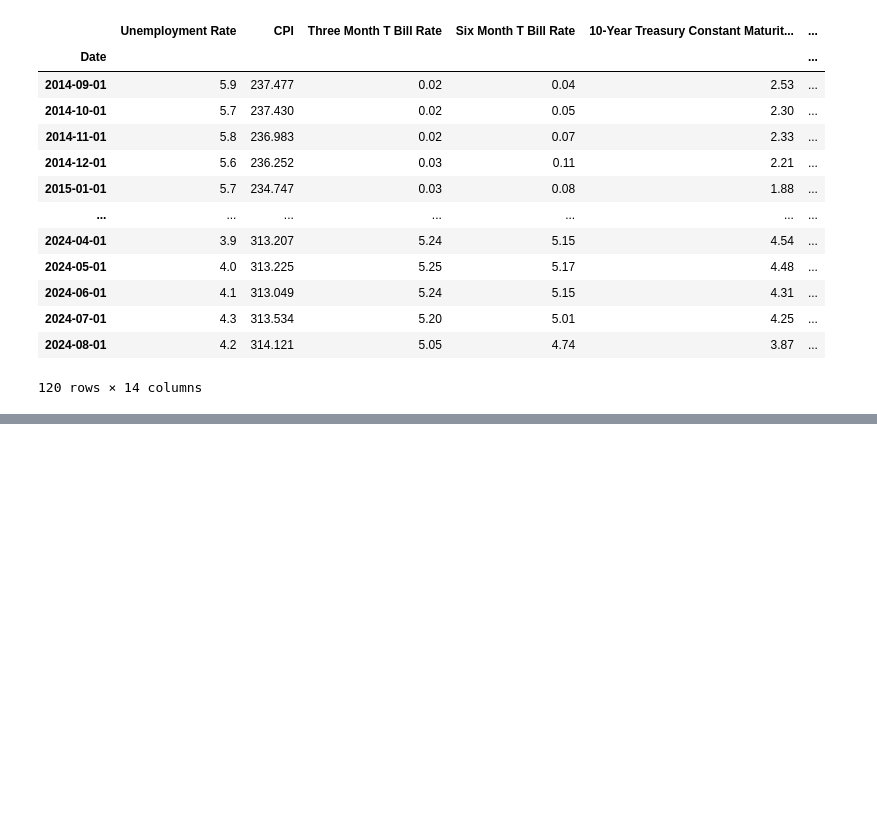
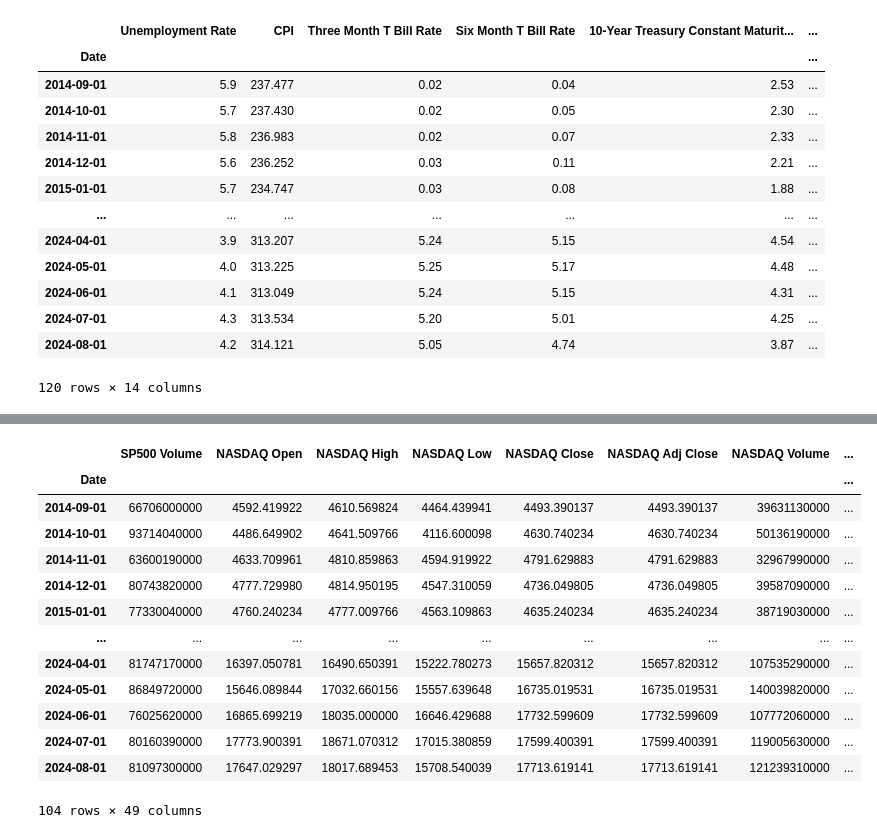
Before and after one commit to t-creech/VIX-Project, a Jupyter notebook: Pulling Data.ipynb, the cells around one changed output, grey strips where cells are left out. Drawn from its saved outputs; the diff is of its cells as text; code cells hidden in the pictures; blank space fills up the shorter version.

```diff
--- a/Pulling Data.ipynb
+++ b/Pulling Data.ipynb
@@ -302,0 +268,10 @@ def fetch_av_option_data(symbol, date):
+# %%
+sp500 = yf.download('^GSPC', start=start_date.strftime('%Y-%m-%d'), end=end_date.strftime('%Y-%m-%d'), interval='1mo').add_prefix('SP500 ')
+nasdaq = yf.download('^IXIC', start=start_date.strftime('%Y-%m-%d'), end=end_date.strftime('%Y-%m-%d'), interval='1mo').add_prefix('NASDAQ ')
+dji = yf.download('^DJI', start=start_date.strftime('%Y-%m-%d'), end=end_date.strftime('%Y-%m-%d'), interval='1mo').add_prefix('DJI ')
+russ2000 = yf.download('^RUT', start=start_date.strftime('%Y-%m-%d'), end=end_date.strftime('%Y-%m-%d'), interval='1mo').add_prefix('RUSSELL2000 ')
+ftse = yf.download('^FTSE', start=start_date.strftime('%Y-%m-%d'), end=end_date.strftime('%Y-%m-%d'), interval='1mo').add_prefix('FTSE ')
+nikkei = yf.download('^N225', start=start_date.strftime('%Y-%m-%d'), end=end_date.strftime('%Y-%m-%d'), interval='1mo').add_prefix('NIKKEI ')
+gold = yf.download('GC=F', start=start_date.strftime('%Y-%m-%d'), end=end_date.strftime('%Y-%m-%d'), interval='1mo').add_prefix('GOLD ')
+usd_index = yf.download('DX-Y.NYB', start=start_date.strftime('%Y-%m-%d'), end=end_date.strftime('%Y-%m-%d'), interval='1mo').add_prefix('USD_INDEX ')
+vxn = yf.download('^VXN', start=start_date.strftime('%Y-%m-%d'), end=end_date.strftime('%Y-%m-%d'), interval='1mo').add_prefix('VXN ')
@@ -302,0 +288,28 @@ def fetch_av_option_data(symbol, date):
+# %%
+sp500_volume = sp500.drop(columns=['SP500 Open','SP500 High','SP500 Low','SP500 Close','SP500 Adj Close'])
+# %%
+merged_yf_data = pd.merge(sp500_volume, nasdaq, on='Date')
+merged_yf_data = pd.merge(merged_yf_data, dji, on='Date')
+merged_yf_data = pd.merge(merged_yf_data, russ2000, on='Date')
+merged_yf_data = pd.merge(merged_yf_data, ftse, on='Date')
+merged_yf_data = pd.merge(merged_yf_data, nikkei, on='Date')
+merged_yf_data = pd.merge(merged_yf_data, gold, on='Date')
+merged_yf_data = pd.merge(merged_yf_data, usd_index, on='Date')
+merged_yf_data = pd.merge(merged_yf_data, vxn, on='Date')
+# %%
+merged_yf_data
+# %% [output]
+|  | SP500 Volume | NASDAQ Open | NASDAQ High | NASDAQ Low | NASDAQ Close | NASDAQ Adj Close | NASDAQ Volume | ... |
+| Date |  |  |  |  |  |  |  | ... |
+| 2014-09-01 | 66706000000 | 4592.419922 | 4610.569824 | 4464.439941 | 4493.390137 | 4493.390137 | 39631130000 | ... |
+| 2014-10-01 | 93714040000 | 4486.649902 | 4641.509766 | 4116.600098 | 4630.740234 | 4630.740234 | 50136190000 | ... |
+| 2014-11-01 | 63600190000 | 4633.709961 | 4810.859863 | 4594.919922 | 4791.629883 | 4791.629883 | 32967990000 | ... |
+| 2014-12-01 | 80743820000 | 4777.729980 | 4814.950195 | 4547.310059 | 4736.049805 | 4736.049805 | 39587090000 | ... |
+| 2015-01-01 | 77330040000 | 4760.240234 | 4777.009766 | 4563.109863 | 4635.240234 | 4635.240234 | 38719030000 | ... |
+| ... | ... | ... | ... | ... | ... | ... | ... | ... |
+| 2024-04-01 | 81747170000 | 16397.050781 | 16490.650391 | 15222.780273 | 15657.820312 | 15657.820312 | 107535290000 | ... |
+| 2024-05-01 | 86849720000 | 15646.089844 | 17032.660156 | 15557.639648 | 16735.019531 | 16735.019531 | 140039820000 | ... |
+| 2024-06-01 | 76025620000 | 16865.699219 | 18035.000000 | 16646.429688 | 17732.599609 | 17732.599609 | 107772060000 | ... |
+| 2024-07-01 | 80160390000 | 17773.900391 | 18671.070312 | 17015.380859 | 17599.400391 | 17599.400391 | 119005630000 | ... |
+| 2024-08-01 | 81097300000 | 17647.029297 | 18017.689453 | 15708.540039 | 17713.619141 | 17713.619141 | 121239310000 | ... |
+104 rows × 49 columns
```
Also changed, not shown: parts of 6 cells of this notebook, 2 other files.
